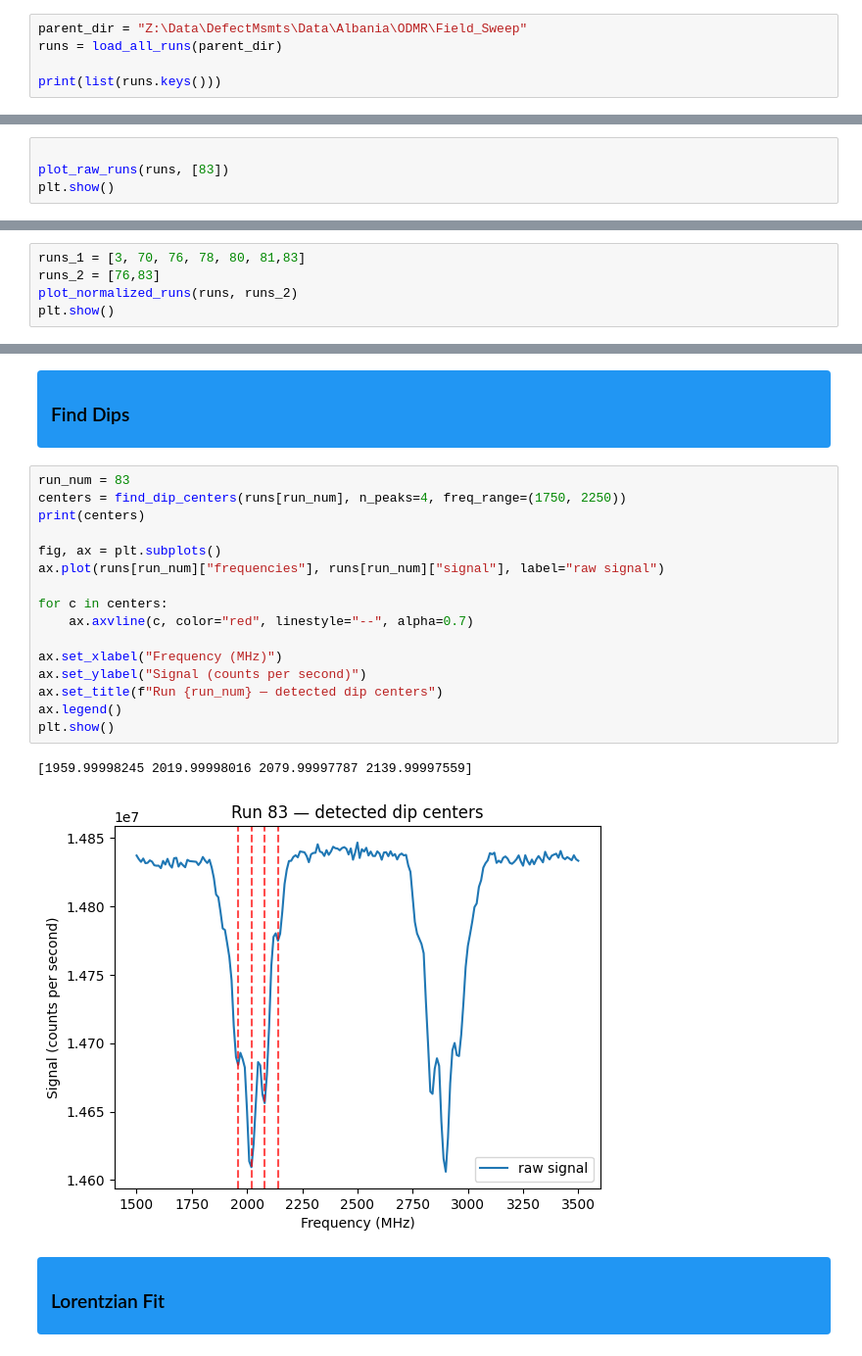
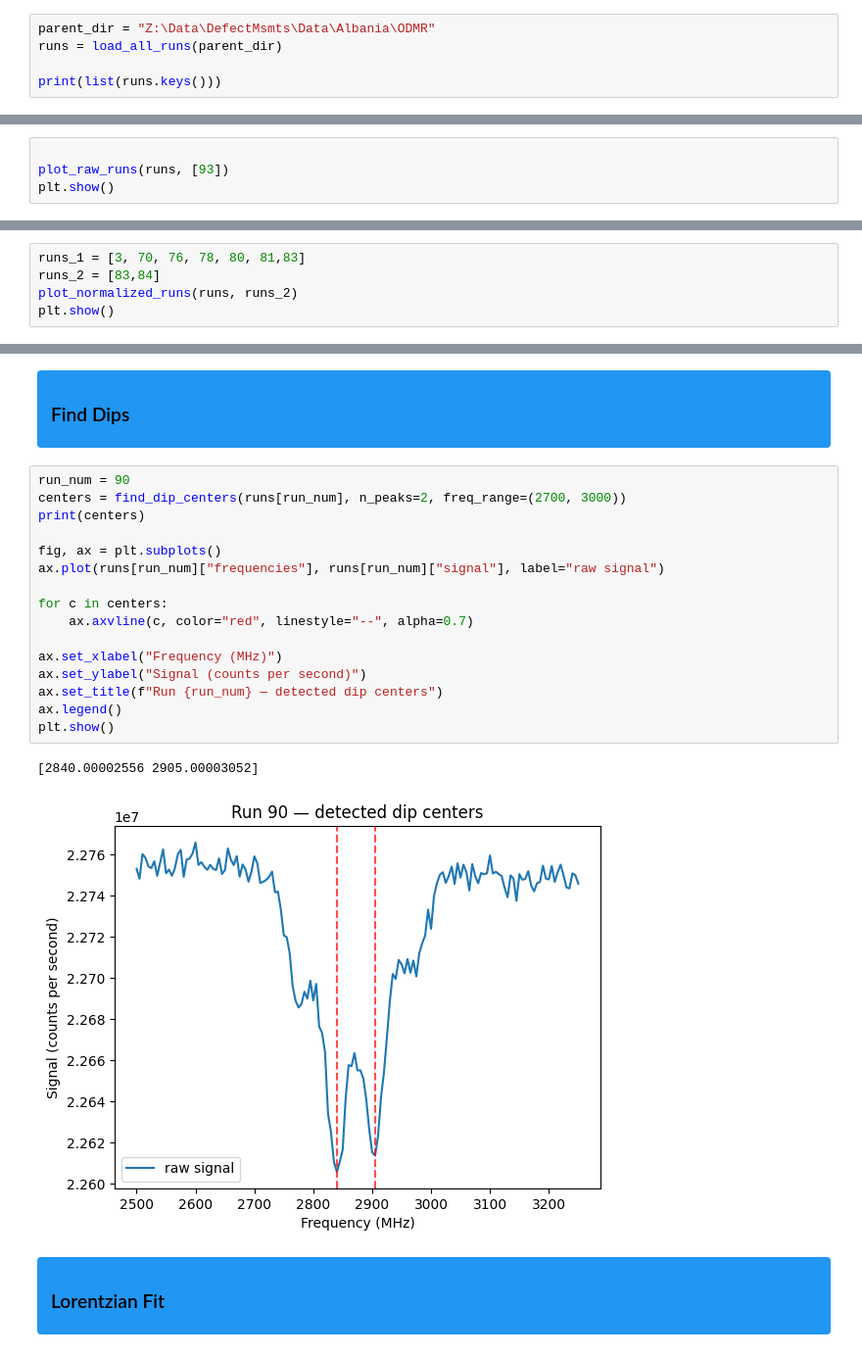
Before and after one commit to jeree-m/qick-dawg, a Jupyter notebook: jupyter_notebooks/odmr_analysis.ipynb, the cells around one changed output, grey strips where cells are left out. Shown at 98% size. Saved outputs shown, nothing was run; the diff lists cells and outputs as text.

Commit message:
odmr_analysis_update

```diff
--- a/jupyter_notebooks/odmr_analysis.ipynb
+++ b/jupyter_notebooks/odmr_analysis.ipynb
@@ -77,7 +77,7 @@ def plot_raw_runs(runs, run_numbers, ax=None):
 <h2 style="color:black; margin:0;">Load Data</h2>
 </div>
 # %%
-parent_dir = "Z:\Data\DefectMsmts\Data\Albania\ODMR\Field_Sweep"
+parent_dir = "Z:\Data\DefectMsmts\Data\Albania\ODMR"
 runs = load_all_runs(parent_dir)
 
 print(list(runs.keys()))
@@ -102,6 +102,6 @@ dict_keys(['laser_power', 'mw_gain', 'reps', 'ND Filter OD', 'relax_delay_treg',
 </div>
 # %%
 
-plot_raw_runs(runs, [83])
+plot_raw_runs(runs, [93])
 plt.show()
 # %% [output]
@@ -112,7 +112,7 @@ plt.show()
 </div>
 # %%
 runs_1 = [3, 70, 76, 78, 80, 81,83]
-runs_2 = [76,83]
+runs_2 = [83,84]
 plot_normalized_runs(runs, runs_2)
 plt.show()
 # %% [output]
@@ -348,24 +348,24 @@ def plot_contrast_vs_run(runs, run_numbers, ax=None, freq_ranges=None):
 <h3 style="color:black; margin:0;"> Find Dips</h3>
 </div>
 # %%
-run_num = 83
-centers = find_dip_centers(runs[run_num], n_peaks=4, freq_range=(1750, 2250))
+run_num = 90
+centers = find_dip_centers(runs[run_num], n_peaks=2, freq_range=(2700, 3000))
 print(centers)
 
 fig, ax = plt.subplots()
 ax.plot(runs[run_num]["frequencies"], runs[run_num]["signal"], label="raw signal")
 
 for c in centers:
     ax.axvline(c, color="red", linestyle="--", alpha=0.7)
 
 ax.set_xlabel("Frequency (MHz)")
 ax.set_ylabel("Signal (counts per second)")
 ax.set_title(f"Run {run_num} — detected dip centers")
 ax.legend()
 plt.show()
 # %% [output]
-[1959.99998245 2019.99998016 2079.99997787 2139.99997559]
+[2840.00002556 2905.00003052]
-[figure, old version]
+[figure, new version]
 # %% [markdown]
 <div style="background-color:#2196F3; padding:8px 14px; border-radius:4px;">
 <h3 style="color:black; margin:0;"> Lorentzian Fit</h3>
```
Also changed, not shown: parts of 3 cells of this notebook.
